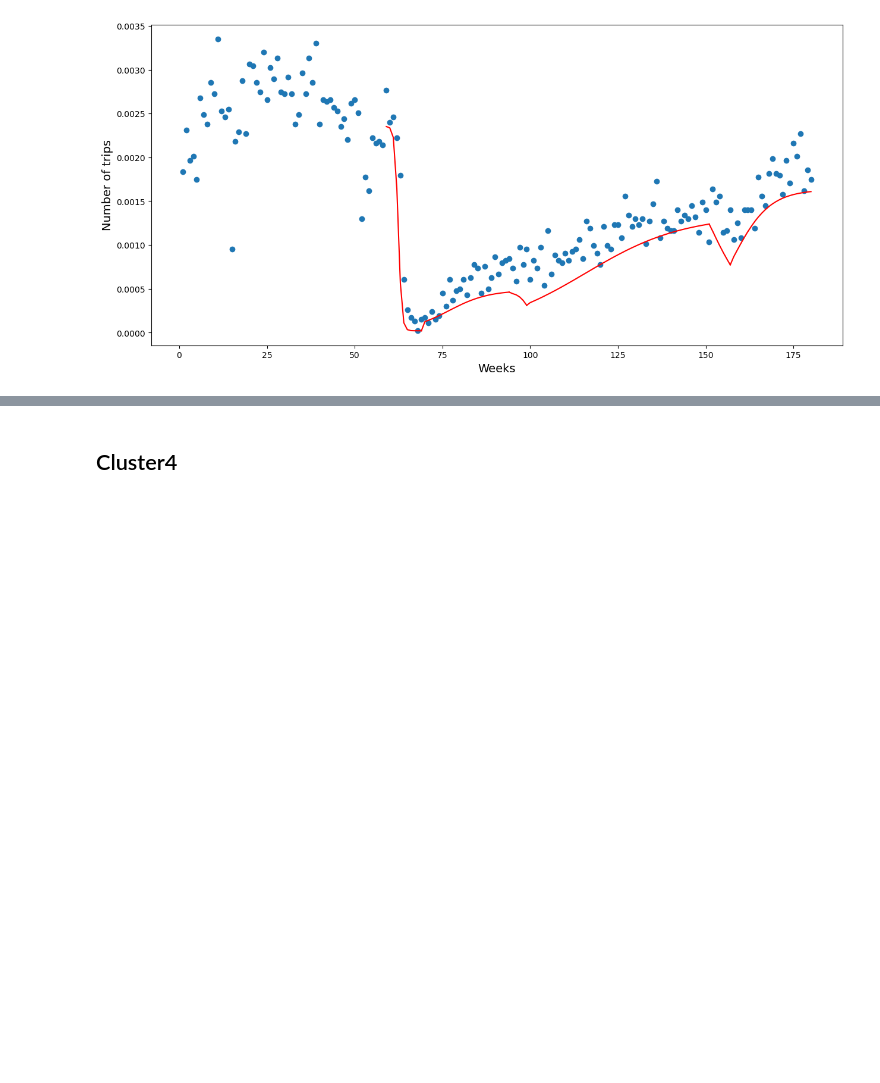
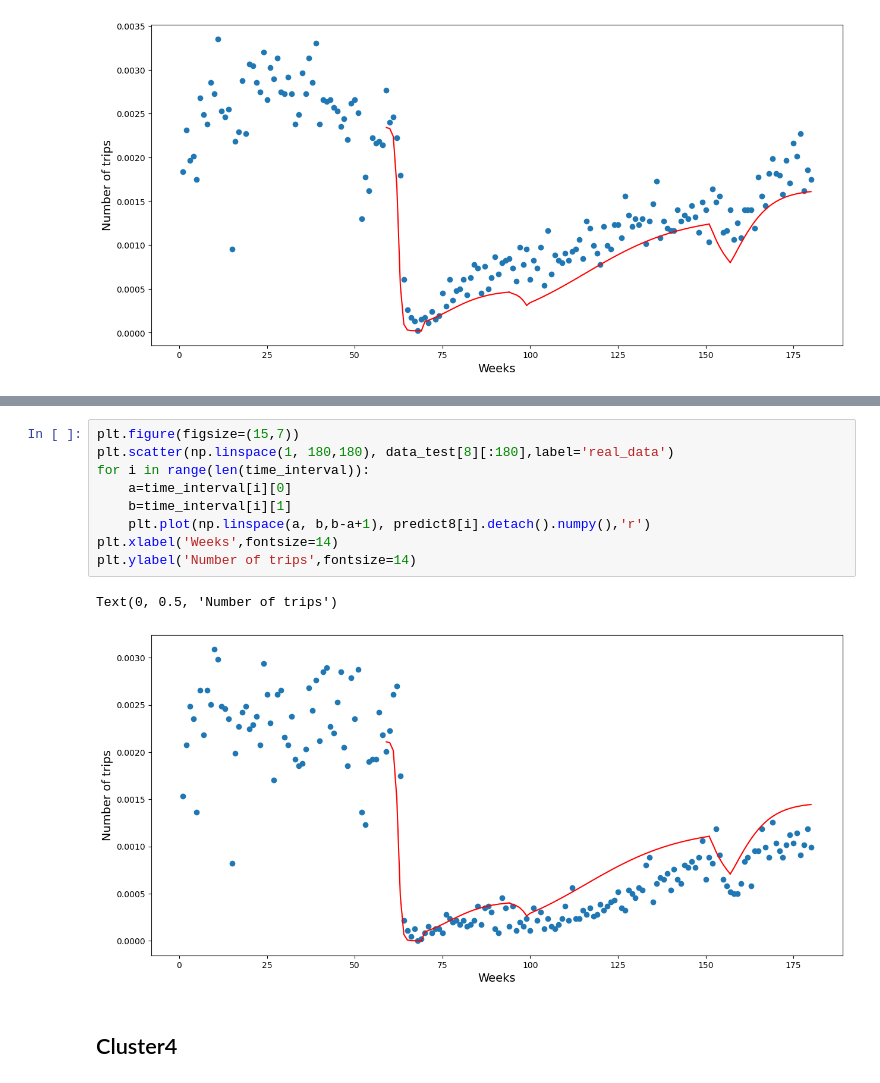
Before and after one commit to EisenHanhan/semesterarbeit, a Jupyter notebook: segment prediction.ipynb, the cells around one changed output, grey strips where cells are left out. Cells and saved outputs as stored; diff of their text form; blank space fills up the shorter version.

```diff
--- a/segment prediction.ipynb
+++ b/segment prediction.ipynb
@@ -789,3 +805,15 @@ Text(0, 0.5, 'Number of trips')
+# %%
+plt.figure(figsize=(15,7))
+plt.scatter(np.linspace(1, 180,180), data_test[8][:180],label='real_data')
+for i in range(len(time_interval)):
+    a=time_interval[i][0]
+    b=time_interval[i][1]
+    plt.plot(np.linspace(a, b,b-a+1), predict8[i].detach().numpy(),'r')
+plt.xlabel('Weeks',fontsize=14)
+plt.ylabel('Number of trips',fontsize=14)
+# %% [output]
+Text(0, 0.5, 'Number of trips')
+[figure, added]
 # %% [markdown]
 ## Cluster4
 # %%
```
Also changed, not shown: parts of 12 cells of this notebook.
